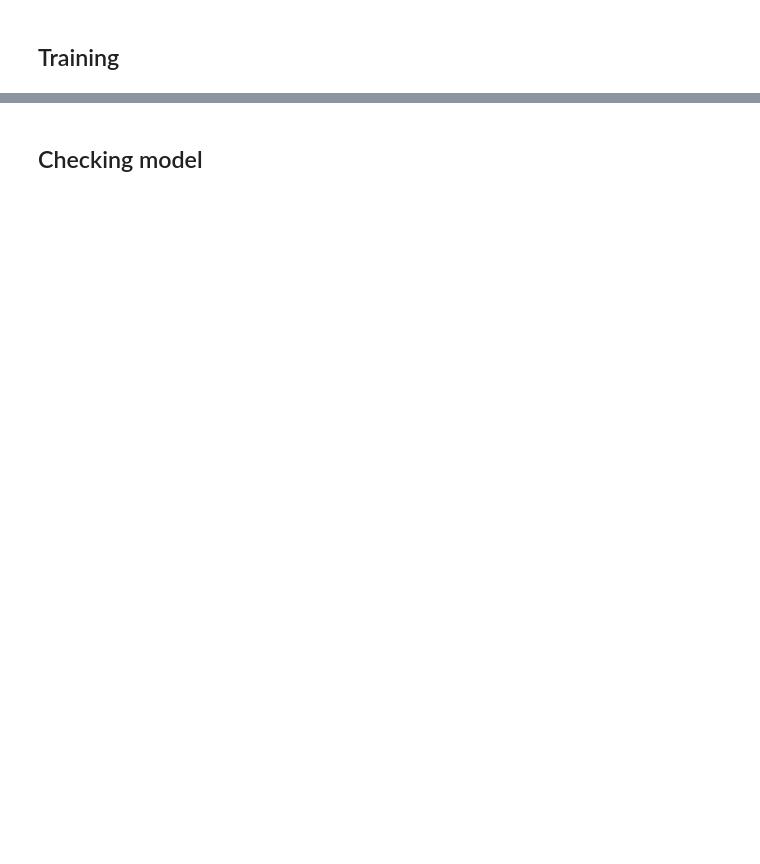
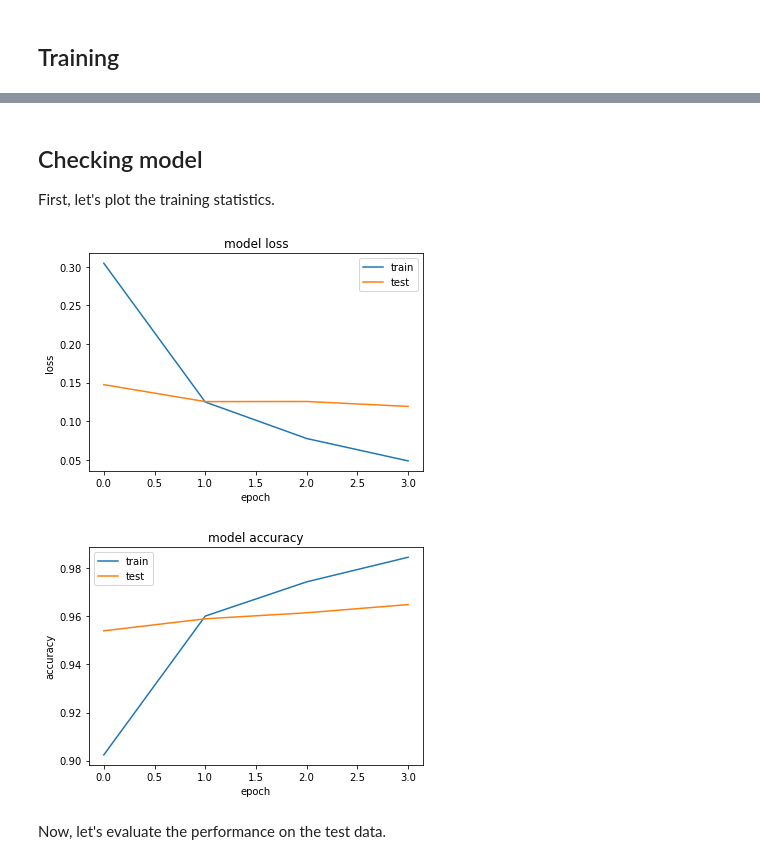
Before and after one commit to doleron/augmented_3d_mnist, a Jupyter notebook: mnist_3d.ipynb, the cells around one changed output, grey strips where cells are left out. Cells and saved outputs as stored; diff of their text form; code cells hidden in the pictures; blank space fills up the shorter version.

```diff
--- a/mnist_3d.ipynb
+++ b/mnist_3d.ipynb
@@ -255,11 +62,7 @@ from tensorflow.keras.utils import to_categorical
-# %%
-# Convert target vectors to categorical targets
-train_y = to_categorical(train_y)
-test_y = to_categorical(test_y)
 # %%
 def define_model():
 	model = Sequential()
-	model.add(Conv3D(32, kernel_size=(3, 3, 3), activation='relu', kernel_initializer='he_uniform', input_shape=test_X_3D[0].shape))
+	model.add(Conv3D(32, kernel_size=(3, 3, 3), activation='relu', kernel_initializer='he_uniform', input_shape=sample.shape))
 	model.add(MaxPooling3D(pool_size=(2, 2, 2)))
 	model.add(Flatten())
 	model.add(Dense(100, activation='relu', kernel_initializer='he_uniform'))
@@ -275,6 +78,6 @@ model.compile(loss=tensorflow.keras.losses.categorical_crossentropy,
                 optimizer=tensorflow.keras.optimizers.SGD(learning_rate=0.01, momentum=0.9),
                 metrics=['accuracy'])
 
-history = model.fit(train_X_3D, train_y, batch_size=32, epochs=4, verbose=1, validation_split=0.2)
+history = model.fit(train_x, train_y, batch_size=32, epochs=4, verbose=1, validation_split=0.2)
 # %% [output]
 Epoch 1/4
@@ -288,3 +91,32 @@ Epoch 4/4
 # %% [markdown]
 ## Checking model
+
+First, let's plot the training statistics.
+# %%
+import pandas as pd
+
+def plot_history(history):
+
+  pyplot.plot(history.history['loss'])
+  pyplot.plot(history.history['val_loss'])
+  pyplot.title('model loss')
+  pyplot.ylabel('loss')
+  pyplot.xlabel('epoch')
+  pyplot.legend(['train', 'test'], loc='upper right')
+  pyplot.show()
+
+  pyplot.plot(history.history['accuracy'])
+  pyplot.plot(history.history['val_accuracy'])
+  pyplot.title('model accuracy')
+  pyplot.ylabel('accuracy')
+  pyplot.xlabel('epoch')
+  pyplot.legend(['train', 'test'], loc='upper left')
+  pyplot.show()
+
+plot_history(history)
+# %% [output]
+[figure, added]
+[figure, added]
+# %% [markdown]
+Now, let's evaluate the performance on the test data.
 # %%
```
Also changed, not shown: parts of 29 cells of this notebook, 2 other files.
